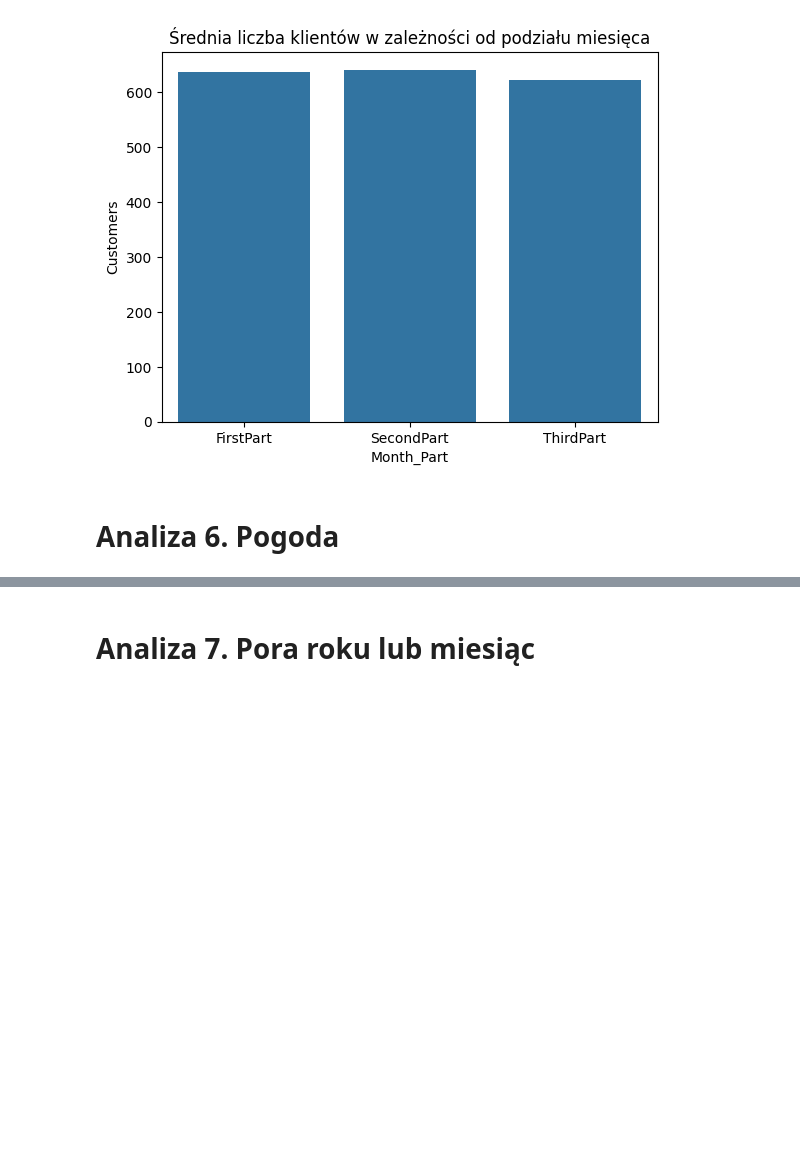
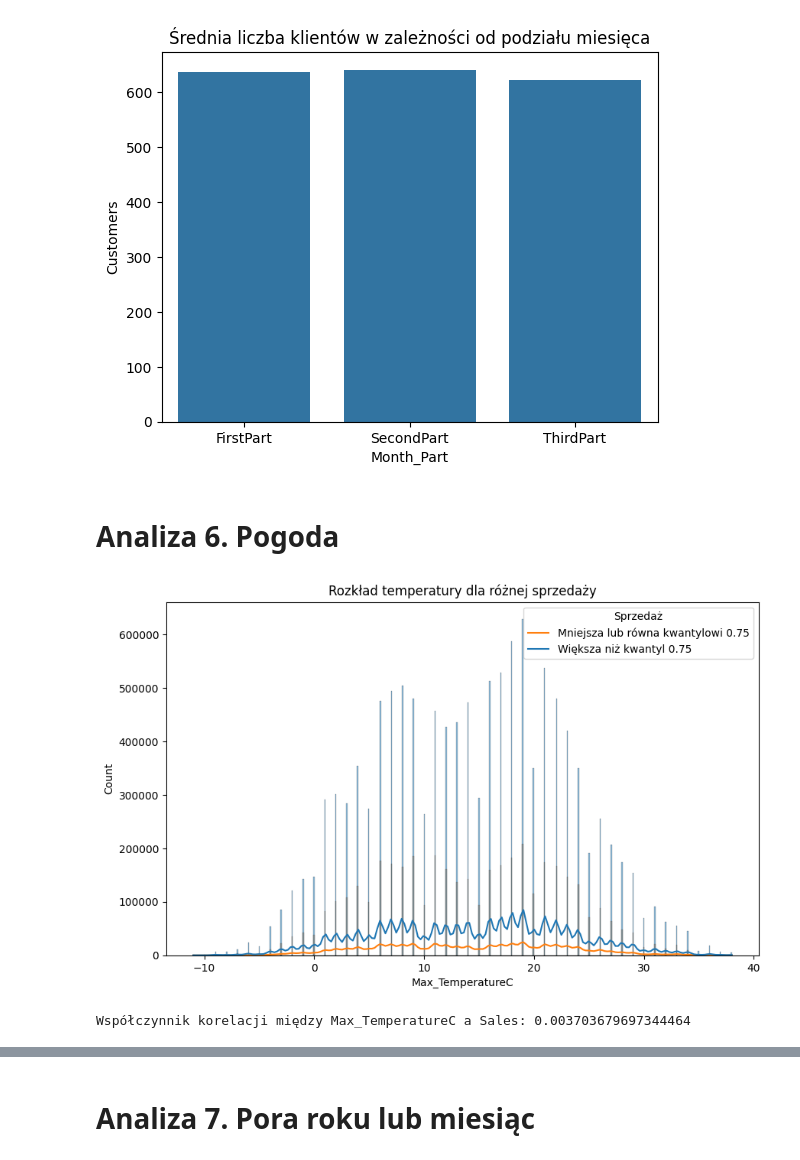
Before and after one commit to AgniechaP/EAD_project_1, a Jupyter notebook: blok_2/projekt_blok_2.ipynb, the cells around one changed output, grey strips where cells are left out. Cells and saved outputs as stored; diff of their text form; code cells hidden in the pictures; blank space fills up the shorter version.

```diff
--- a/blok_2/projekt_blok_2.ipynb
+++ b/blok_2/projekt_blok_2.ipynb
@@ -877,3 +877,21 @@ plt.show()
 [figure]
 # %% [markdown]
 # Analiza 6. Pogoda
+# %%
+weather_data = merged_data[['Max_TemperatureC', 'Mean_TemperatureC', 'Min_TemperatureC', 'Events']]
+# Ustalanie wartości granicznej na podstawie kwantyli
+quantile_wartosc = merged_data['Sales'].quantile(0.75)
+# Wykres histogramu dla temperatury maksymalnej w dniach z różną sprzedażą
+plt.figure(figsize=(10, 6))
+sns.histplot(data=weather_data, x='Max_TemperatureC', hue=merged_data['Sales'] > quantile_wartosc, kde=True)
+plt.legend(title='Sprzedaż', labels=['Mniejsza lub równa kwantylowi 0.75', 'Większa niż kwantyl 0.75'])
+plt.title('Rozkład temperatury dla różnej sprzedaży')
+plt.xlabel('Max_TemperatureC')
+plt.show()
+# %% [output]
+[figure, added]
+# %%
+correlation_temp_sales = merged_data['Max_TemperatureC'].corr(merged_data['Sales'])
+print(f'Współczynnik korelacji między Max_TemperatureC a Sales: {correlation_temp_sales}')
+# %% [output]
+Współczynnik korelacji między Max_TemperatureC a Sales: 0.003703679697344464
```
Also changed, not shown: parts of 23 cells of this notebook.
